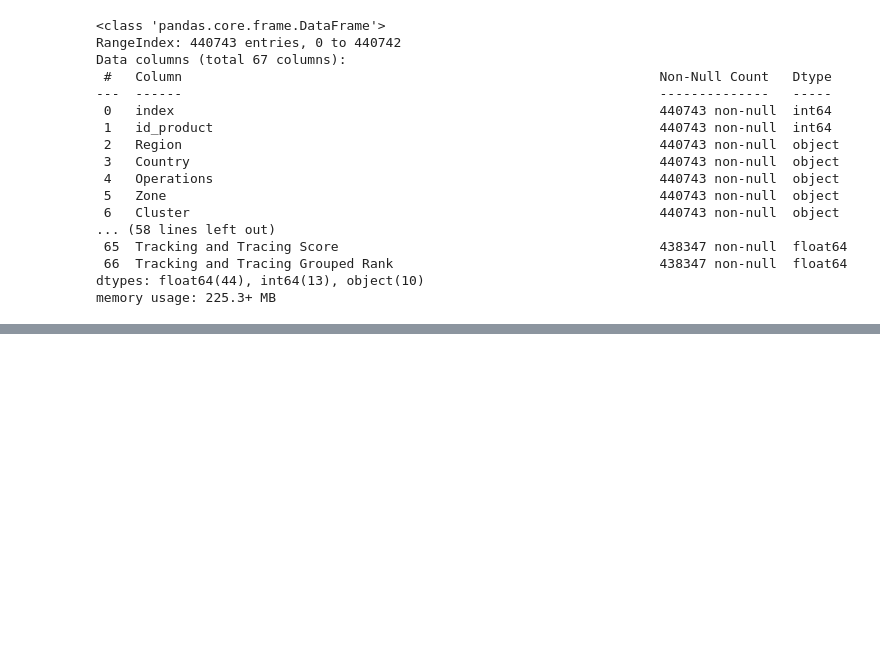
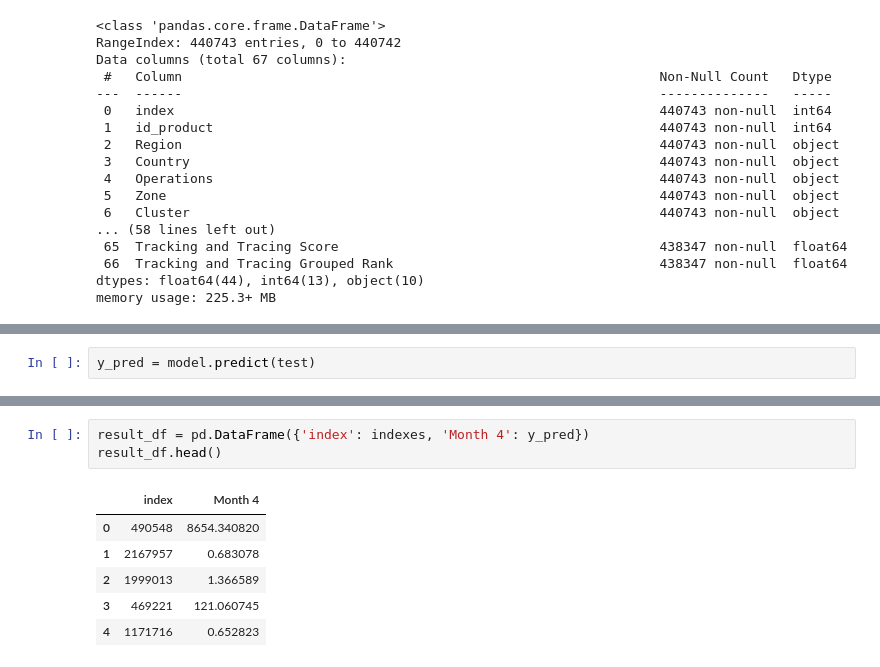
Before and after one commit to IonPanteleiciuc/HiParis, a Jupyter notebook: elhadi.ipynb, the cells around one changed output, grey strips where cells are left out. Drawn from its saved outputs; the diff is of its cells as text; blank space fills up the shorter version.

```diff
--- a/elhadi.ipynb
+++ b/elhadi.ipynb
@@ -809,0 +799,2 @@ test = test.drop(, axis=1)
+# %%
+y_pred = model.predict(test)
@@ -809,0 +807,10 @@ test = test.drop(, axis=1)
+# %%
+result_df = pd.DataFrame({'index': indexes, 'Month 4': y_pred})
+result_df.head()
+# %% [output]
+|  | index | Month 4 |
+| 0 | 490548 | 8654.340820 |
+| 1 | 2167957 | 0.683078 |
+| 2 | 1999013 | 1.366589 |
+| 3 | 469221 | 121.060745 |
+| 4 | 1171716 | 0.652823 |
```
Also changed, not shown: parts of 13 cells of this notebook.
